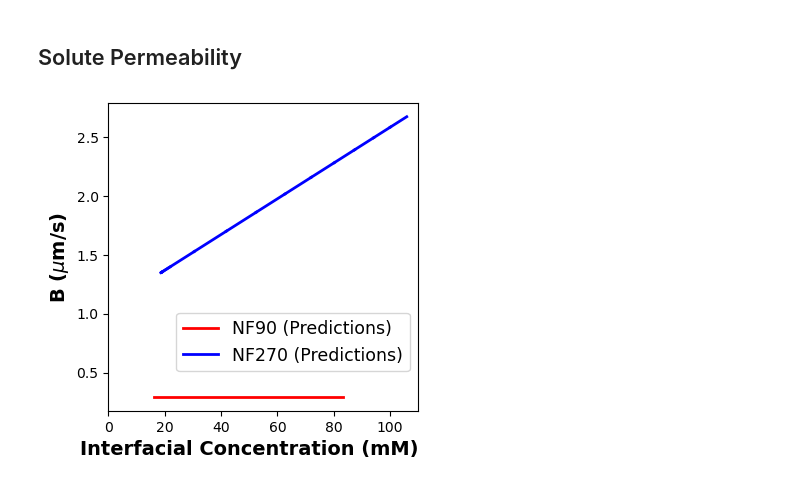
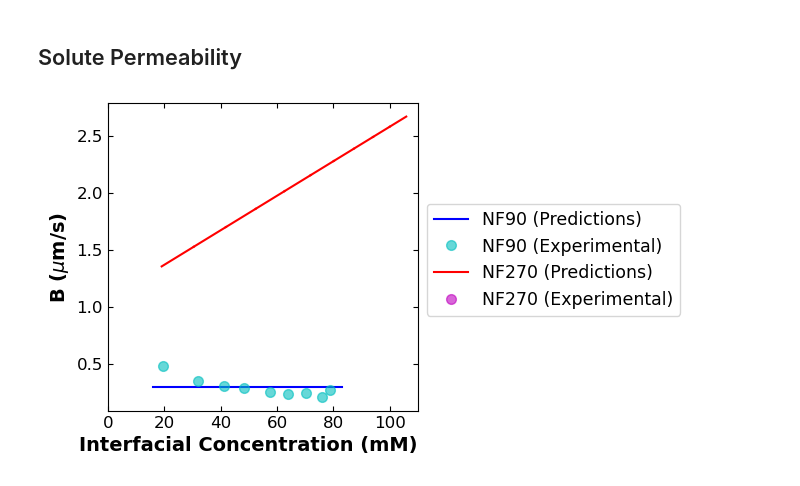
Before and after one commit to mollydougher/dynamic-diafiltration-pyomo, a Jupyter notebook: NAMS2025_figures.ipynb, the cells around one changed output. Cells and saved outputs as stored; diff of their text form; code cells hidden in the pictures.

```diff
--- a/NAMS2025_figures.ipynb
+++ b/NAMS2025_figures.ipynb
@@ -138,6 +126,0 @@ dict_values([1, [370, 375, 380, 385, 390, 395, 400, 405, 410, 415, 420, 425, 430
-# %%
-for vial in range(data_stru90['data_config']['n']):
-    list = [x for x in data_stru90["data_raw"][vial]['cF_exp'] if str(x) != 'nan']
-    print(list)
-    index_list = [data_stru90["data_raw"][vial]['cF_exp'].index(x) for x in data_stru90["data_raw"][vial]['cF_exp'] if str(x) != 'nan']
-    print(index_list)
@@ -259,6 +213,3 @@ diafiltration-pyomo/utility.py:319)
 [figure]
 [figure]
 [figure]
-# %%
-for i in range(data_stru270['data_config']['n']):
-    print(data_stru270['data_raw'][i]['time'])
@@ -498,26 +460,76 @@ plt.show()
 ## Solute Permeability
 # %%
 fig = plt.figure(figsize=(4,4))
+k = 0.23 * (350/60 * np.pi * 2.2860)**0.57 * 1.960e-5**0.67 / (8.927e-3**0.24 * 2.2860**0.43) # cm/s
+#-------------------------------------------------------------------------------------------------------------------------------
+# NF 90
 
-# simulated NF90
+cIn = []
+
+# simulated
 cIn0 = 16.17231759780746
 cInf = 83.16774021880602
 B90 = data_stru90['data_config']["B0"]
-plt.plot([cIn0,cInf],[B90,B90],'r-',linewidth=2)
+plt.plot([cIn0,cInf],[B90,B90],'b-',linewidth=1.5)
 
-for i in range(data_stru270['data_config']['n']):
-        plt.plot(sim_stru270[i]["cIn"],sim_stru270[i]["B"],'b-',linewidth=2)
+# experimental
+for vial in range(data_stru90['data_config']['n']):
+    ## calculate exp water flux per vial
+    vial_dmdt_exp = (data_stru90["data_raw"][vial]["mass"][-1] - data_stru90["data_raw"][vial]["mass"][0]) / (data_stru90["data_raw"][vial]["time"][-1] - data_stru90["data_raw"][vial]["time"][0])
+    vial_water_flux_exp = (1/4.1)*vial_dmdt_exp # cm3/cm2/s
+    # calculate exp cIn per vial
+    cIn_exp = (cF_avg[vial]-data_stru90["data_raw"][vial]['cV_avg'])*np.exp(vial_water_flux_exp/k)+data_stru90["data_raw"][vial]['cV_avg']
+    # calculate exp R = 1-(cp/cin) per vial
+    vial_R_exp = 1 - (data_stru90["data_raw"][vial]['cV_avg'] / cIn_exp)
+    # calculate exp B = Jw((1-R)/R) per vial
+    vial_B90_exp = vial_water_flux_exp * ((1-vial_R_exp)/vial_R_exp) *10000 #um/s
+
+    plt.plot(cIn_exp,vial_B90_exp,'co',markersize=7, alpha=0.6)
+
+    cIn = []
+#-------------------------------------------------------------------------------------------------------------------------------
+# NF 270
+for vial in range(data_stru270['data_config']['n']):
+        # skip the first three entries
+        if vial >= 3:
+                # simulated
+                plt.plot(sim_stru270[vial]["cIn"],sim_stru270[vial]["B"],'r-',linewidth=1.5)
+
+                # experiental
+                # calculate exp water flux per vial
+                vial_dmdt_exp270 = (data_stru270["data_raw"][vial]["mass"][-1] - data_stru270["data_raw"][vial]["mass"][0]) / (data_stru270["data_raw"][vial]["time"][-1] - data_stru270["data_raw"][vial]["time"][0])
+                vial_water_flux_exp270 = (1/4.1)*vial_dmdt_exp270 # cm3/cm2/s
+                # print(vial_water_flux_exp270)
+                # calculate exp cIn per vial uses bulk (average) measurements for retentate and vial
+                # remove nan from cF_exp
+                cF_vals = [x for x in data_stru270["data_raw"][vial]["cF_exp"] if str(x) != 'nan']
+                cIn_exp270 = (np.average(cF_vals)-cV_exp_values[vial])*np.exp(vial_water_flux_exp270/k)+cV_exp_values[vial]
+                cF_vals = []
+
+                # TODO: calculate exp. B after LE sends notes
+                # # calculate exp R = 1-(cp/cin) per vial
+                # vial_R_exp270 = 1 - (cV_exp_values[vial] / cIn_exp270)
+                # # calculate exp B = Jw((1-R)/R) per vial
+                # vial_B270_exp = vial_water_flux_exp270 * ((1-vial_R_exp270)/vial_R_exp270) *10000 #um/s
+
+                # plt.plot(cIn_exp270,vial_B270_exp,'mo',markersize=7, alpha=0.6)
+#-------------------------------------------------------------------------------------------------------------------------------
 
 plt.xlabel('Interfacial Concentration (mM)',fontsize=14,fontweight='bold',loc='right')
 plt.ylabel('B ($\mu$m/s)',fontsize=14,fontweight='bold')
 
 # ghost point for legend
-plt.plot([],[],'r-',linewidth=2,label='NF90 (Predictions)')
-plt.plot([],[],'b-',linewidth=2,label='NF270 (Predictions)')
-plt.legend(fontsize=12.5,loc='lower right',bbox_to_anchor=(1, 0.1))
+plt.plot([],[],'b-',linewidth=1.5,label='NF90 (Predictions)')
+plt.plot([],[],'co',markersize=7, alpha=0.6,label='NF90 (Experimental)')
+plt.plot([],[],'r-',linewidth=1.5,label='NF270 (Predictions)')
+plt.plot([],[],'mo',markersize=7, alpha=0.6,label='NF270 (Experimental)')
+plt.legend(fontsize=12.5,loc='best',bbox_to_anchor=(1, 0.7))
 plt.xlim(left=0,right=110)
 # plt.ylim(bottom=0,top=110)
+plt.xticks(fontsize=12)
+plt.yticks(fontsize=12)
+plt.tick_params(direction="in",top=True, right=True)
 
 plt.show()
 # %% [output]
-[figure, old version]
+[figure, new version]
```
Also changed, not shown: parts of 14 cells of this notebook.
